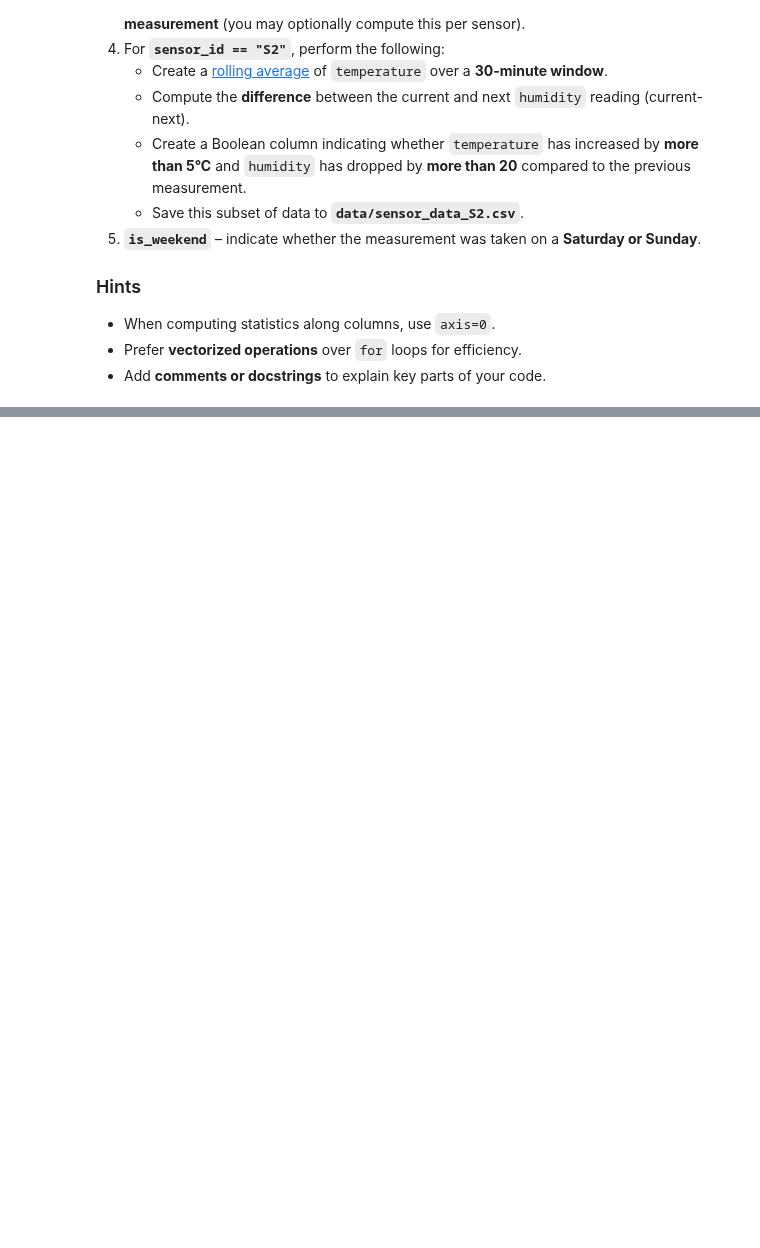
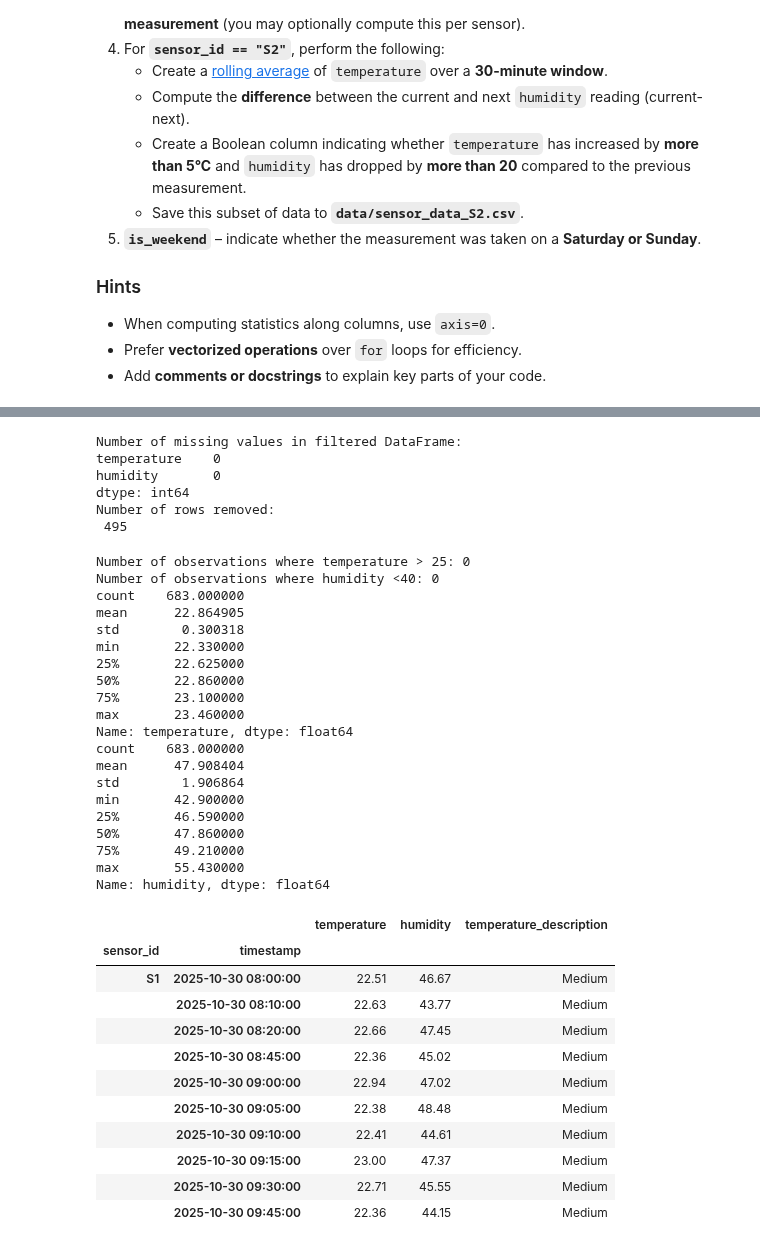
Before and after one commit to Slimacik12/python-for-data-science, a Jupyter notebook: assignment3.ipynb, the cells around one changed output, grey strips where cells are left out. Saved outputs shown, nothing was run; the diff lists cells and outputs as text; code cells hidden in the pictures; blank space fills up the shorter version.

```diff
--- a/assignment3.ipynb
+++ b/assignment3.ipynb
@@ -804,3 +822,6 @@ Add the following time-based columns:
 - When computing statistics along columns, use `axis=0`.
 - Prefer **vectorized operations** over `for` loops for efficiency.
 - Add **comments or docstrings** to explain key parts of your code.
+# %%
+df= pd.read_csv('data/sensor_data.csv') #
+pd.DataFrame(df.head(10))
@@ -806,0 +840,8 @@ Add the following time-based columns:
+# %%
+df['timestamp'] = pd.to_datetime(df['timestamp'])
+df['temperature'] = pd.to_numeric(df['temperature'], errors='coerce')
+df['humidity'] = pd.to_numeric(df['humidity'], errors='coerce')
+df['sensor_id'] = df['sensor_id'].astype('category')
+
+df = df.set_index(['sensor_id', 'timestamp']).sort_index()
+pd.DataFrame(df.head(10))
@@ -806,0 +861,64 @@ Add the following time-based columns:
+# %%
+t_20=df['temperature'].quantile(0.2),
+t_80=df['temperature'].quantile(0.8)
+df_filtered = df[(df['temperature'] >= t_20) & (df['temperature'] <= t_80)]
+print("Number of missing values in filtered DataFrame:")
+print(df_filtered.isna().sum())
+print("Number of rows removed:\n", df.shape[0]-df_filtered.shape[0])
+# %% [output]
+Number of missing values in filtered DataFrame:
+temperature    0
+humidity       0
+dtype: int64
+Number of rows removed:
+ 495
+# %%
+print('Number of observations where temperature > 25:', len(df_filtered[df_filtered['temperature'] > 25]))
+print('Number of observations where humidity <40:', len(df_filtered[df_filtered['humidity'] < 40]))
+print(df_filtered['temperature'].describe())
+print(df_filtered['humidity'].describe())
+df_filtered['temperature_description'] = pd.cut(df_filtered['temperature'], bins=[-np.inf, 20, 30, np.inf], labels=['Low', 'Medium', 'High'])
+
+mean_temp=df_filtered['temperature'].mean()
+std_temp=df_filtered['temperature'].std()
+max=mean_temp + std_temp
+min=mean_temp - std_temp
+
+sensor_is_s5 = df_filtered.index.get_level_values('sensor_id') == 'S5'
+outside_range = ~df_filtered['temperature'].between(min, max)
+
+df_filtered = df_filtered.loc[~(sensor_is_s5 & outside_range)].copy()
+pd.DataFrame(df_filtered.head(10))
+# %% [output]
+Number of observations where temperature > 25: 0
+Number of observations where humidity <40: 0
+count    683.000000
+mean      22.864905
+std        0.300318
+min       22.330000
+25%       22.625000
+50%       22.860000
+75%       23.100000
+max       23.460000
+Name: temperature, dtype: float64
+count    683.000000
+mean      47.908404
+std        1.906864
+min       42.900000
+25%       46.590000
+50%       47.860000
+75%       49.210000
+max       55.430000
+Name: humidity, dtype: float64
+|  |  | temperature | humidity | temperature_description |
+| sensor_id | timestamp |  |  |  |
+| S1 | 2025-10-30 08:00:00 | 22.51 | 46.67 | Medium |
+|  | 2025-10-30 08:10:00 | 22.63 | 43.77 | Medium |
+|  | 2025-10-30 08:20:00 | 22.66 | 47.45 | Medium |
+|  | 2025-10-30 08:45:00 | 22.36 | 45.02 | Medium |
+|  | 2025-10-30 09:00:00 | 22.94 | 47.02 | Medium |
+|  | 2025-10-30 09:05:00 | 22.38 | 48.48 | Medium |
+|  | 2025-10-30 09:10:00 | 22.41 | 44.61 | Medium |
+|  | 2025-10-30 09:15:00 | 23.00 | 47.37 | Medium |
+|  | 2025-10-30 09:30:00 | 22.71 | 45.55 | Medium |
+|  | 2025-10-30 09:45:00 | 22.36 | 44.15 | Medium |
```
Also changed, not shown: parts of 19 cells of this notebook, 1 other file.
